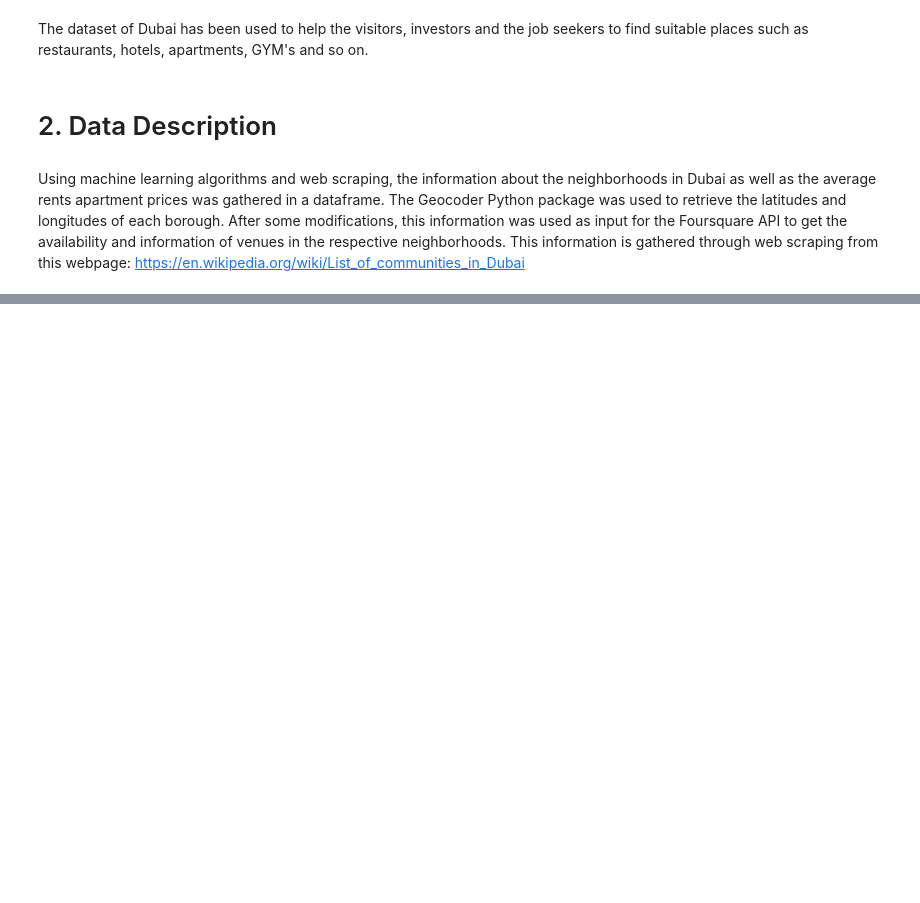
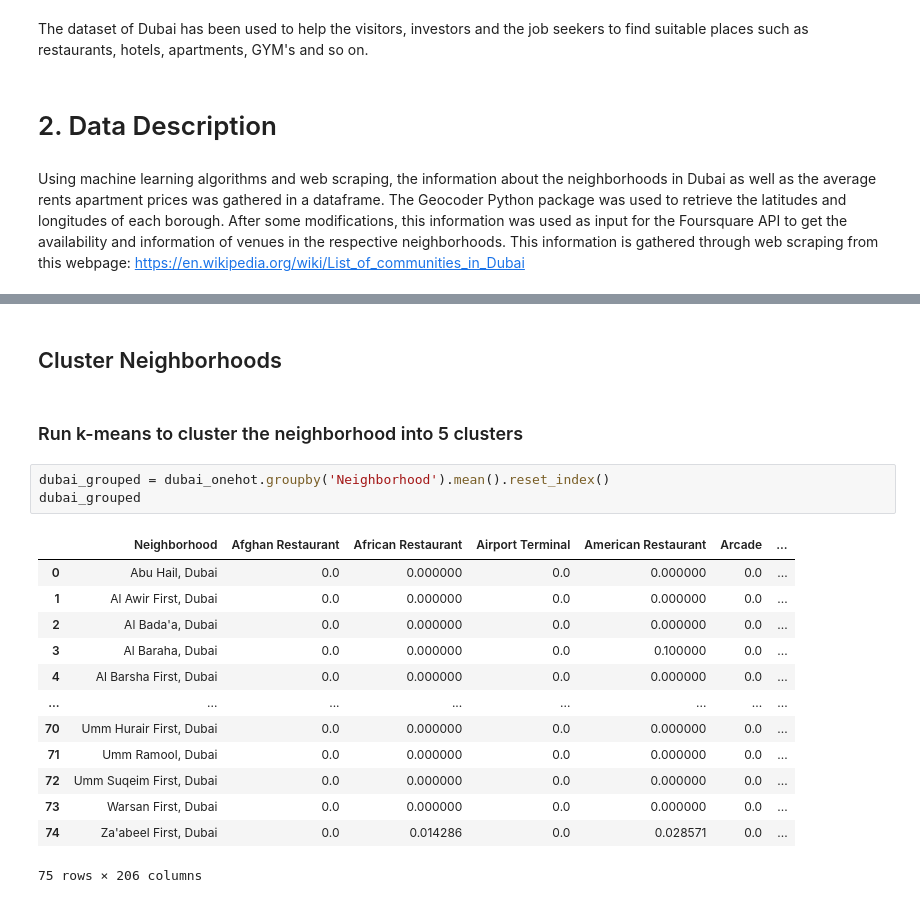
Before and after one commit to alifarahat16/Capstone-Project, a Jupyter notebook: The Battle of Neighborhoods in Duabi.ipynb, the cells around one changed output, grey strips where cells are left out. Drawn from its saved outputs; the diff is of its cells as text; blank space fills up the shorter version.

```diff
--- a/The Battle of Neighborhoods in Duabi.ipynb
+++ b/The Battle of Neighborhoods in Duabi.ipynb
@@ -24,0 +604,21 @@ This information is gathered through web scraping from this webpage: https://en.
+# %% [markdown]
+## Cluster Neighborhoods
+# %% [markdown]
+### Run k-means to cluster the neighborhood into 5 clusters
+# %%
+dubai_grouped = dubai_onehot.groupby('Neighborhood').mean().reset_index()
+dubai_grouped
+# %% [output]
+|  | Neighborhood | Afghan Restaurant | African Restaurant | Airport Terminal | American Restaurant | Arcade | ... |
+| 0 | Abu Hail, Dubai | 0.0 | 0.000000 | 0.0 | 0.000000 | 0.0 | ... |
+| 1 | Al Awir First, Dubai | 0.0 | 0.000000 | 0.0 | 0.000000 | 0.0 | ... |
+| 2 | Al Bada'a, Dubai | 0.0 | 0.000000 | 0.0 | 0.000000 | 0.0 | ... |
+| 3 | Al Baraha, Dubai | 0.0 | 0.000000 | 0.0 | 0.100000 | 0.0 | ... |
+| 4 | Al Barsha First, Dubai | 0.0 | 0.000000 | 0.0 | 0.000000 | 0.0 | ... |
+| ... | ... | ... | ... | ... | ... | ... | ... |
+| 70 | Umm Hurair First, Dubai | 0.0 | 0.000000 | 0.0 | 0.000000 | 0.0 | ... |
+| 71 | Umm Ramool, Dubai | 0.0 | 0.000000 | 0.0 | 0.000000 | 0.0 | ... |
+| 72 | Umm Suqeim First, Dubai | 0.0 | 0.000000 | 0.0 | 0.000000 | 0.0 | ... |
+| 73 | Warsan First, Dubai | 0.0 | 0.000000 | 0.0 | 0.000000 | 0.0 | ... |
+| 74 | Za'abeel First, Dubai | 0.0 | 0.014286 | 0.0 | 0.028571 | 0.0 | ... |
+75 rows × 206 columns
```
Also changed, not shown: parts of 57 cells of this notebook.
